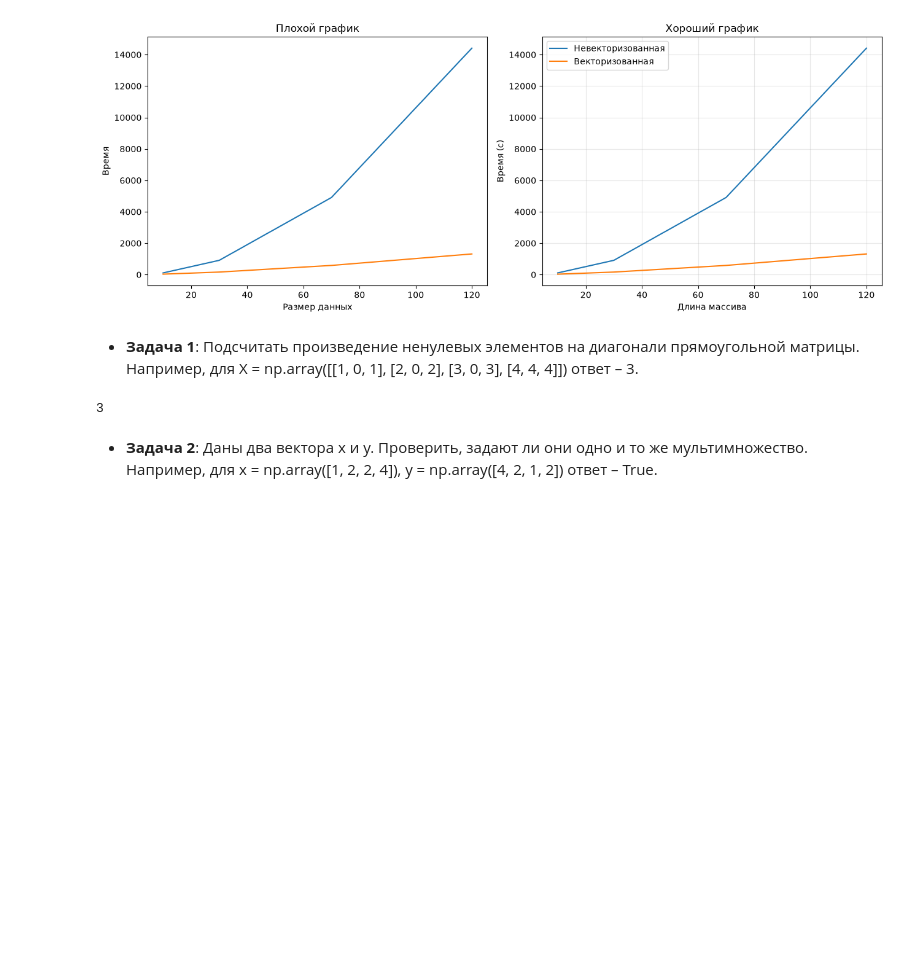
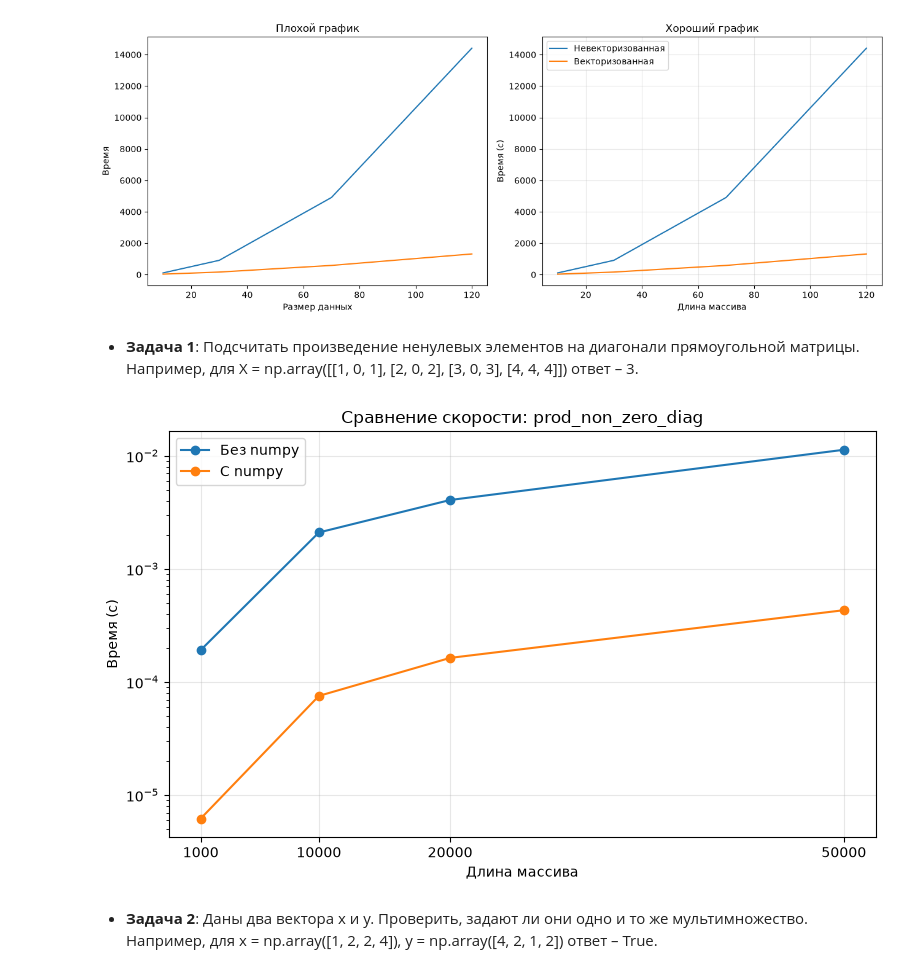
Before and after one commit to irabogdanova8/ML-1, a Jupyter notebook: task_numpy_practice.ipynb, the cells around one changed output. Drawn from its saved outputs; the diff is of its cells as text; code cells hidden in the pictures; blank space fills up the shorter version.

Commit message:
completed subtasks 1-6 with graphs

```diff
--- a/task_numpy_practice.ipynb
+++ b/task_numpy_practice.ipynb
@@ -57,26 +57,48 @@ plt.show()
 * __Задача 1__: Подсчитать произведение ненулевых элементов на диагонали прямоугольной матрицы.
  Например, для X = np.array([[1, 0, 1], [2, 0, 2], [3, 0, 3], [4, 4, 4]]) ответ – 3.
 # %%
-from importlib import reload
-
-import matplotlib.pyplot as plt
-import numpy as np
 
 import functions
 import functions_vectorized
+
+from importlib import reload
 
 def reload_solution_modules():
     """Reload the two local solution modules after their files change."""
     reload(functions)
     reload(functions_vectorized)
 
 reload_solution_modules()
 
-# code here
-from functions import prod_non_zero_diag
-prod_non_zero_diag(np.array([[1, 0, 1], [2, 0, 2], [3, 0, 3], [4, 4, 4]]))
+import timeit
+import matplotlib.pyplot as plt
+import numpy as np
+
+sizes = [1000, 10000, 20000, 50000]
+times_pure, times_vec = [], []
+
+for n in sizes:
+    x = np.random.randint(0, 2, size=(n, n + np.random.randint(-5, 6)))
+    t_pure = timeit.timeit(lambda: functions.prod_non_zero_diag(x), number=10) / 10
+    t_vec   = timeit.timeit(lambda: functions_vectorized.prod_non_zero_diag(x), number=100) / 100
+    times_pure.append(t_pure)
+    times_vec.append(t_vec)
+
+plt.figure(figsize=(8, 5))
+plt.plot(sizes, times_pure, marker='o', label='Без numpy')
+plt.plot(sizes, times_vec,   marker='o', label='С numpy')
+plt.xlabel('Длина массива')
+plt.xticks(sizes)
+plt.ticklabel_format(axis='x', style='plain', useOffset=False)
+plt.ylabel('Время (с)')
+plt.title('Сравнение скорости: prod_non_zero_diag')
+plt.grid(True, alpha=0.3)
+plt.yscale('log')
+plt.legend()
+plt.tight_layout()
+plt.show()
 # %% [output]
-3
+[figure, added]
 # %% [markdown]
 
 
```
Also changed, not shown: parts of 6 cells of this notebook, 1 other file.
